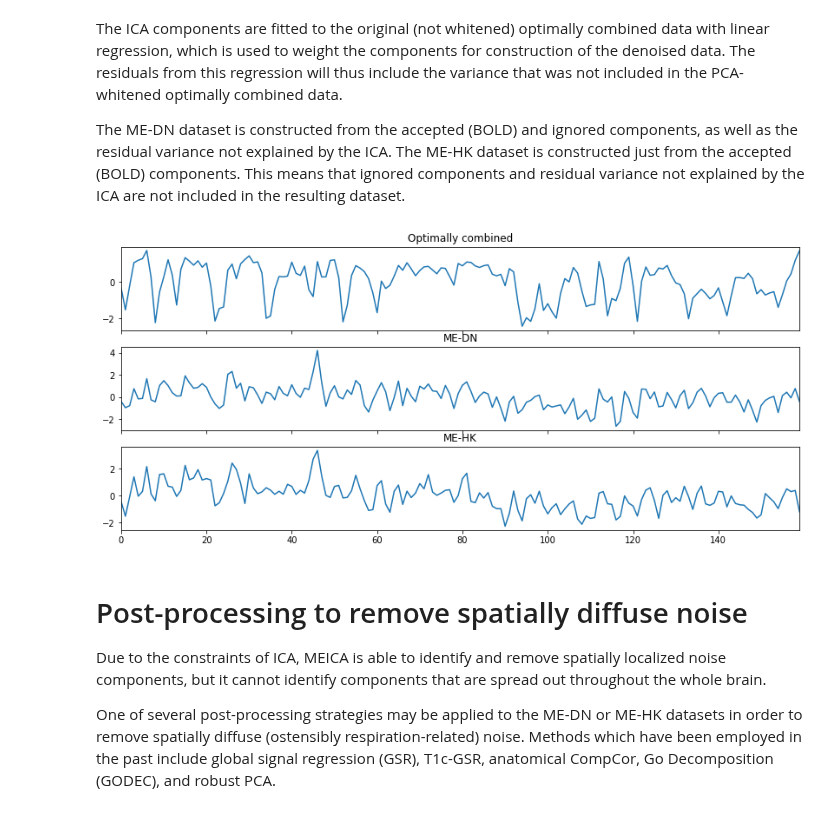
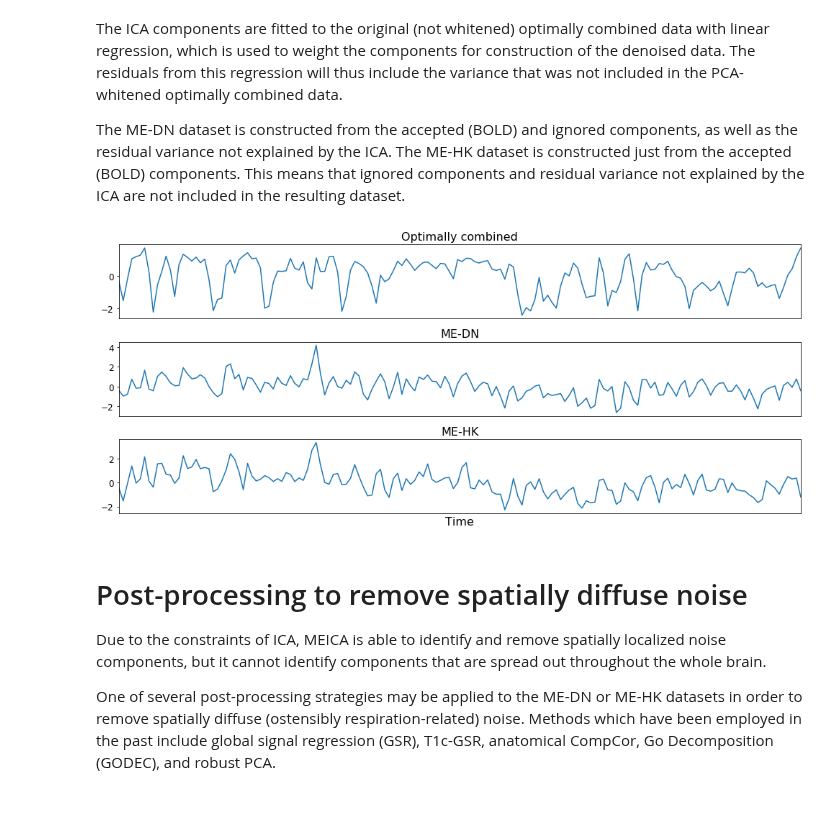
Before and after one commit to ME-ICA/tedana, a Jupyter notebook: docs/_static/tedana_workflow_plots.ipynb, the cells around one changed output. Cells and saved outputs as stored; diff of their text form; code cells hidden in the pictures.

```diff
--- a/docs/_static/tedana_workflow_plots.ipynb
+++ b/docs/_static/tedana_workflow_plots.ipynb
@@ -117,7 +123,10 @@ The selected components from the PCA are recombined to produce a whitened versio
 fig, ax = plt.subplots(figsize=(14, 6))
 ax.plot(oc_red[:, voxel_idx], label='Whitened timeseries', zorder=1.)
 ax.plot(oc_z[:, voxel_idx], label='Original timeseries', alpha=0.5, zorder=0., linewidth=3)
-legend = ax.legend(frameon=True)
+legend = ax.legend(frameon=True, fontsize=16)
 ax.set_xlim(0, oc_z.shape[0]-1)
+ax.set_xticks([])
+ax.set_xlabel('Time', fontsize=16)
+ax.tick_params(axis='both', which='major', labelsize=14)
 fig.savefig('12_pca_whitened_data.png', dpi=400)
 # %% [output]
@@ -163,14 +178,15 @@ for i, comp in enumerate([9, 80, 156]):  # only generate plots for a few compone
     ax.plot(echo_times, r2_pred_weights_z, color='blue', label='R2 Model Prediction')
     ax.plot(echo_times, s0_pred_weights_z, color='red', label='S0 Model Prediction')
     ax.set_xticks(echo_times)
-    ax.set_xlabel('Echo Time (ms)')
+    ax.tick_params(axis='both', which='major', labelsize=12)
+    ax.set_xlabel('Echo Time (ms)', fontsize=16)
     temp = np.hstack((comp_weights_z, s0_pred_weights_z, r2_pred_weights_z))
     ax.set_ylim(np.floor(np.min(temp)), np.ceil(np.max(temp)))
-    legend = ax.legend(frameon=True, loc='lower center')
-    ax.set_title('ICA Component {}'.format(comp))
+    legend = ax.legend(frameon=True, loc='lower center', fontsize=14)
+    ax.set_title('ICA Component {}'.format(comp), fontsize=16)
     ax.annotate('$\kappa$: {0:.02f}\n$\\rho$: {1:.02f}'.format(kappa, rho),
-                xy=(15, 1), fontsize=16,
+                xy=(40, 1.5), fontsize=16,
                 bbox=dict(fc="white", ec="black", lw=1))
-
+    fig.tight_layout()
     fig.savefig('14_te_dependence_models_component_{}.png'.format(i), dpi=400)
 # %% [output]
@@ -188,21 +204,28 @@ The ME-HK dataset is constructed just from the accepted (BOLD) components. This
 # %%
 dn_data_z = (dn_data - np.mean(dn_data, axis=0)) / np.std(dn_data, axis=0)
 hk_data_z = (hk_data - np.mean(hk_data, axis=0)) / np.std(hk_data, axis=0)
 
 fig, axes = plt.subplots(3, sharex=True, figsize=(14, 6))
 axes[0].plot(oc_z[:, voxel_idx], label='Optimally combined')
-axes[0].set_title('Optimally combined')
+axes[0].set_title('Optimally combined', fontsize=16)
 
 axes[1].plot(dn_data_z[:, voxel_idx], label='ME-DN')
-axes[1].set_title('ME-DN')
+axes[1].set_title('ME-DN', fontsize=16)
 
 axes[2].plot(hk_data_z[:, voxel_idx])
-axes[2].set_title('ME-HK')
+axes[2].set_title('ME-HK', fontsize=16)
 legend = ax.legend(frameon=True)
 axes[0].set_xlim(0, oc_z.shape[0]-1)
+axes[2].set_xticks([])
+axes[2].set_xlabel('Time', fontsize=16)
+axes[0].tick_params(axis='both', which='major', labelsize=12)
+axes[1].tick_params(axis='both', which='major', labelsize=12)
+axes[2].tick_params(axis='both', which='major', labelsize=12)
+fig.tight_layout()
+
 fig.savefig('15_denoised_data_timeseries.png', dpi=400)
 # %% [output]
-[figure, old version]
+[figure, new version]
 # %% [markdown]
 # Post-processing to remove spatially diffuse noise
 Due to the constraints of ICA, MEICA is able to identify and remove spatially localized noise components, but it cannot identify components that are spread out throughout the whole brain.
```
Also changed, not shown: parts of 5 cells of this notebook, 21 other files.
